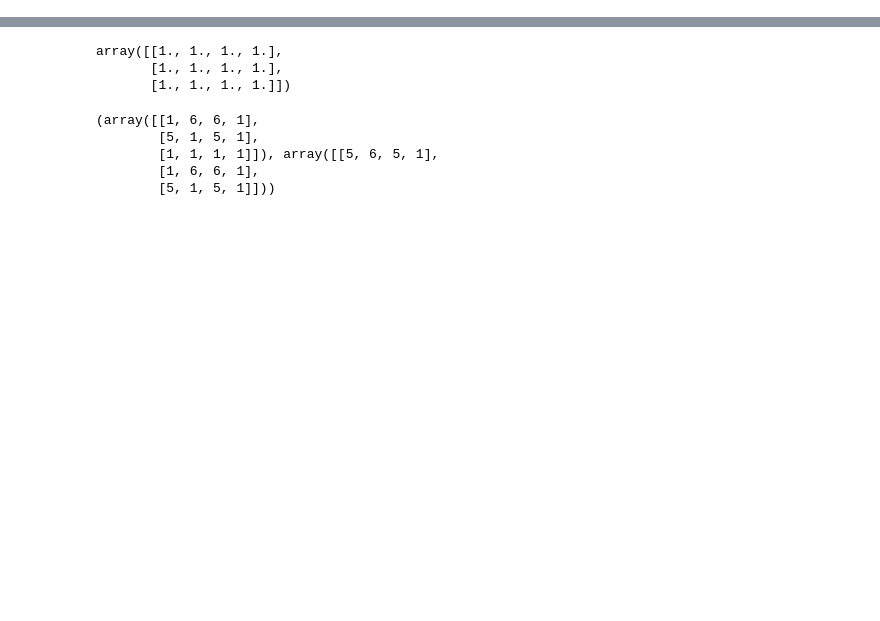
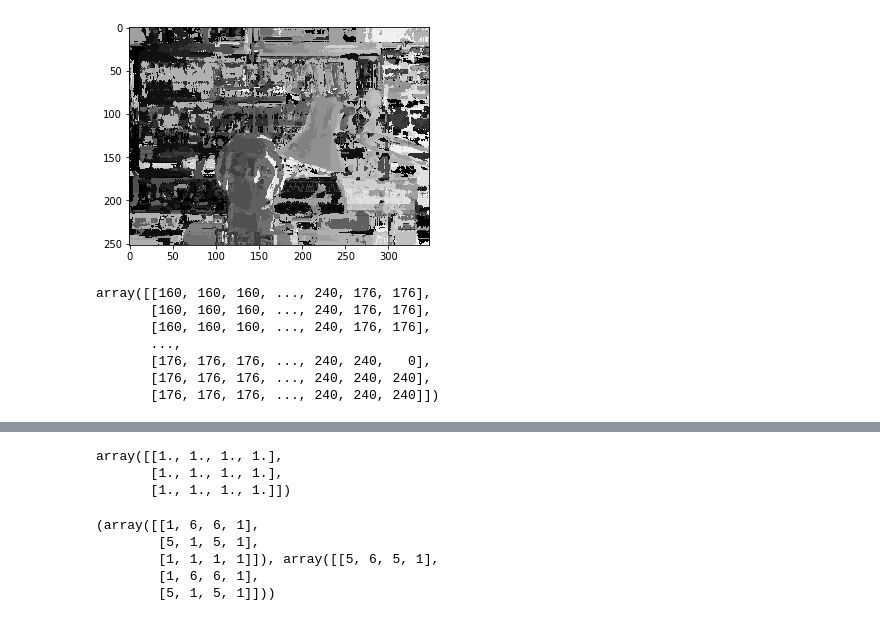
Before and after one commit to Magikis/Stereo-Vision-MRF, a Jupyter notebook: _kk_tests.ipynb, the cells around one changed output, grey strips where cells are left out. Cells and saved outputs as stored; diff of their text form; code cells hidden in the pictures; blank space fills up the shorter version.

```diff
--- a/_kk_tests.ipynb
+++ b/_kk_tests.ipynb
@@ -20,0 +15,18 @@ TypeError: Incorrect type of self (must be 'StereoMatcher' or its derivative)
+# %%
+mrf = MRFStereo(
+    dict(
+        LAMBDA=0.5,
+        SMOOTHNESS_TRUNC=2,
+        squared=False
+    )
+)
+mrf.show()
+# %% [output]
+[figure, added]
+array([[160, 160, 160, ..., 240, 176, 176],
+       [160, 160, 160, ..., 240, 176, 176],
+       [160, 160, 160, ..., 240, 176, 176],
+       ...,
+       [176, 176, 176, ..., 240, 240,   0],
+       [176, 176, 176, ..., 240, 240, 240],
+       [176, 176, 176, ..., 240, 240, 240]])
```
Also changed, not shown: parts of 5 cells of this notebook, 5 other files.
